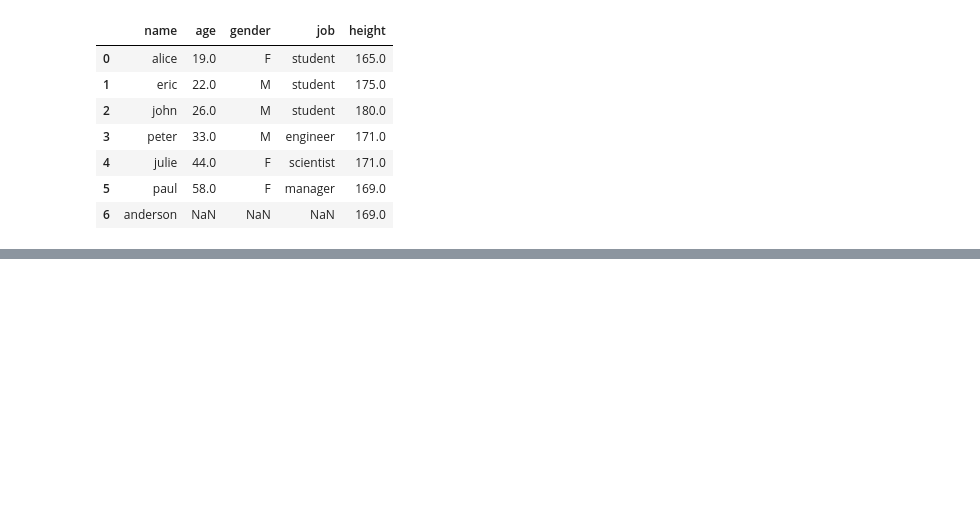
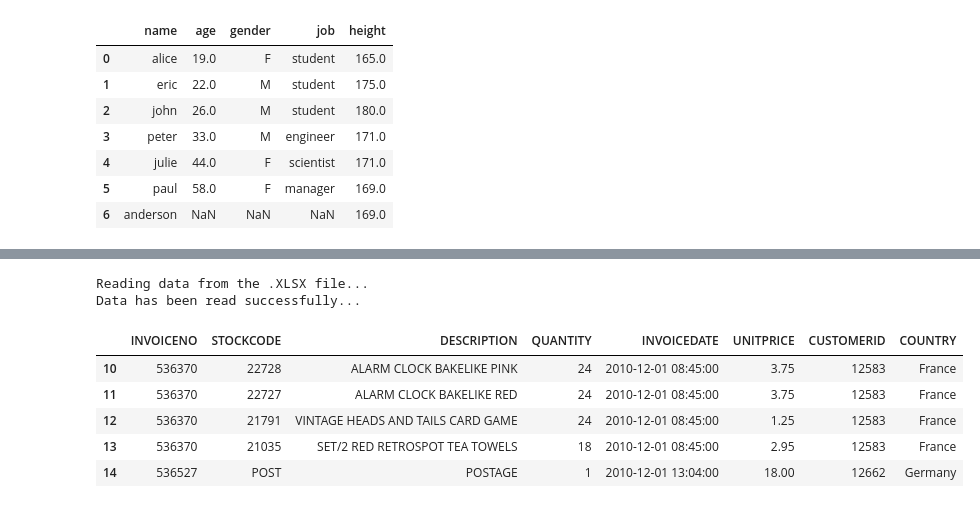
Before and after one commit to toarnabtrainer/AEC_ML_With_Python_January_2024, a Jupyter notebook: Pandas.ipynb, the cells around one changed output, grey strips where cells are left out. Cells and saved outputs as stored; diff of their text form; code cells hidden in the pictures; blank space fills up the shorter version.

```diff
--- a/Pandas.ipynb
+++ b/Pandas.ipynb
@@ -1501,0 +1530,7 @@ df
+# %%
+df = users.copy()
+new_column_names = ['emp_name', 'emp_age', 'emp_gender', 'emp_job']
+print (df.columns)
+df.columns = new_column_names
+print (df.columns)
+df
@@ -1501,0 +1549,16 @@ df
+# %%
+try:
+    print ("Reading data from the .CSV file...")
+    # df = pd.read_csv("./salary_table.csv")
+    # df = pd.read_csv("salary_table.csv")
+    # df = pd.read_csv("C:\\Users\Arnab\AEC ML with Python Jan 2024\salary_table.csv")
+    # df = pd.read_csv("C:\\Users\\Arnab\\AEC ML with Python Jan 2024\\salary_table.csv")
+    # df = pd.read_csv("C:/Users/Arnab/AEC ML with Python Jan 2024/salary_table.csv")
+    # df = pd.read_csv("C://Users//Arnab//AEC ML with Python Jan 2024//salary_table.csv")
+    df = pd.read_csv("C://Users/Arnab\AEC ML with Python Jan 2024\\salary_table.csv")
+    print ("Data has been read successfully...")
+except:
+    print ("File access error !!!")
+    print ("Data file could not be read successfully...")
+
+df.head()
@@ -1501,0 +1574,19 @@ df
+# %%
+try:
+    print ("Reading data from the .XLSX file...")
+    df = pd.read_excel("./Online Retail.xlsx")
+    print ("Data has been read successfully...")
+except:
+    print ("File access error !!!")
+    print ("Data file could not be read successfully...")
+
+df.tail()
+# %% [output]
+Reading data from the .XLSX file...
+Data has been read successfully...
+|  | INVOICENO | STOCKCODE | DESCRIPTION | QUANTITY | INVOICEDATE | UNITPRICE | CUSTOMERID | COUNTRY |
+| 10 | 536370 | 22728 | ALARM CLOCK BAKELIKE PINK | 24 | 2010-12-01 08:45:00 | 3.75 | 12583 | France |
+| 11 | 536370 | 22727 | ALARM CLOCK BAKELIKE RED | 24 | 2010-12-01 08:45:00 | 3.75 | 12583 | France |
+| 12 | 536370 | 21791 | VINTAGE HEADS AND TAILS CARD GAME | 24 | 2010-12-01 08:45:00 | 1.25 | 12583 | France |
+| 13 | 536370 | 21035 | SET/2 RED RETROSPOT TEA TOWELS | 18 | 2010-12-01 08:45:00 | 2.95 | 12583 | France |
+| 14 | 536527 | POST | POSTAGE | 1 | 2010-12-01 13:04:00 | 18.00 | 12662 | Germany |
```
Also changed, not shown: parts of 22 cells of this notebook.
